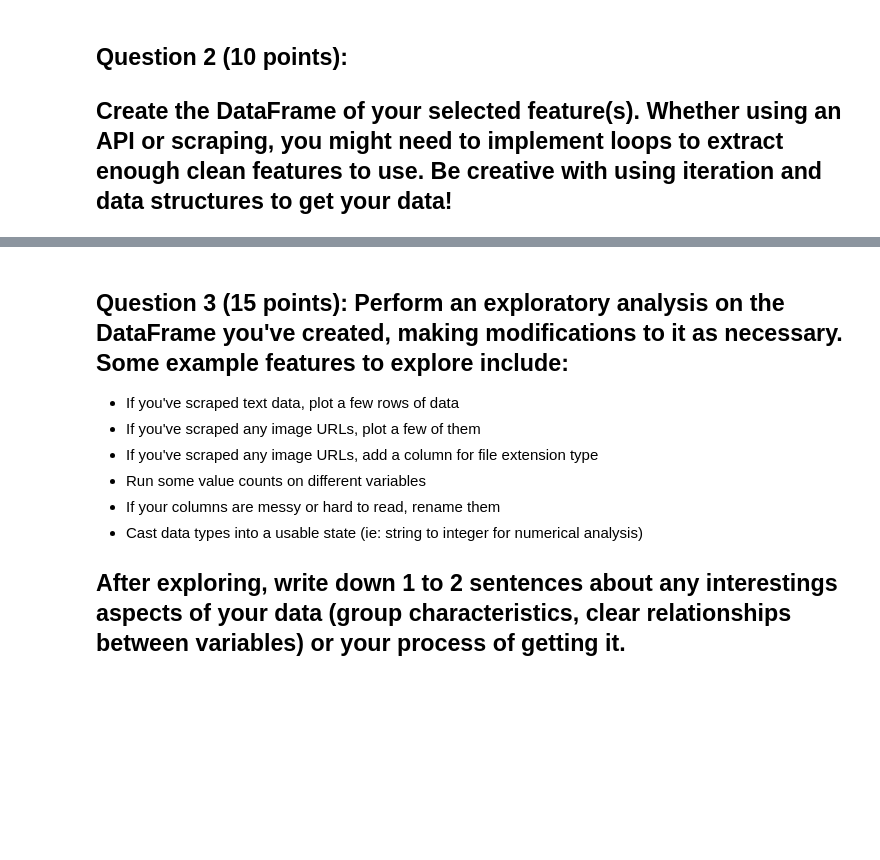
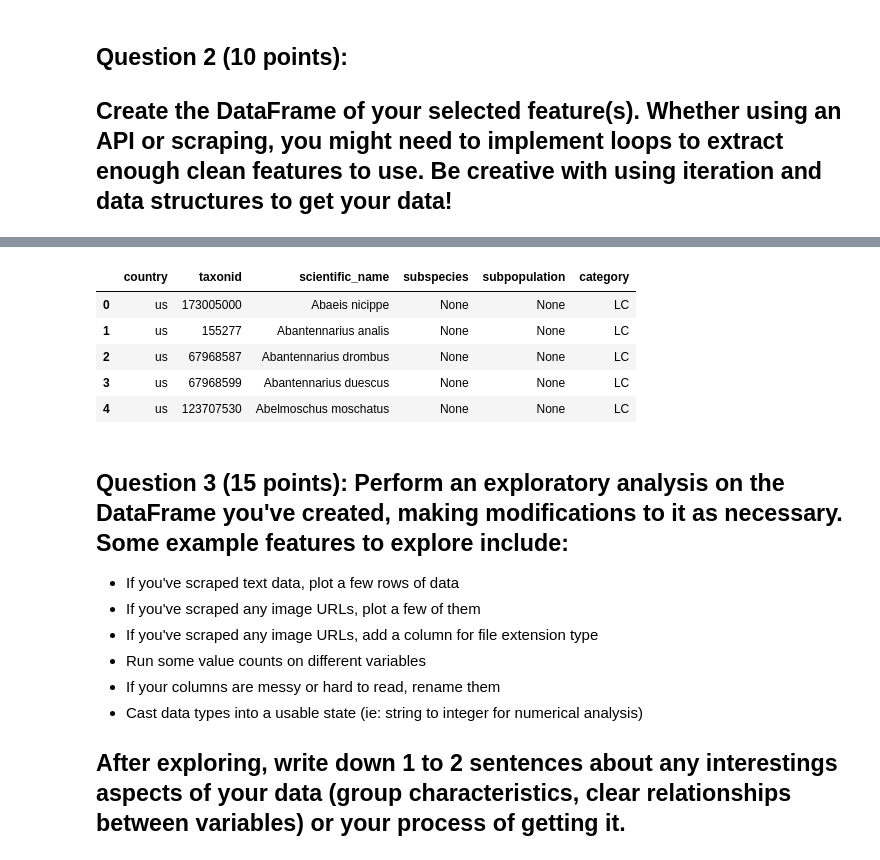
Before and after one commit to tracyhua2/DS3001, a Jupyter notebook: Labs/Lab_1_Pandas_and_Data_Sourcing_v2.ipynb, the cells around one changed output, grey strips where cells are left out. Saved outputs shown, nothing was run; the diff lists cells and outputs as text; code cells hidden in the pictures; blank space fills up the shorter version.

```diff
--- a/Labs/Lab_1_Pandas_and_Data_Sourcing_v2.ipynb
+++ b/Labs/Lab_1_Pandas_and_Data_Sourcing_v2.ipynb
@@ -202,3 +228,19 @@ A more exhaustive API list can be found at: https://github.com/public-apis/publi
+# %%
+df['taxonid'] = df['result'].apply(lambda x: x['taxonid'])
+df['scientific_name'] = df['result'].apply(lambda x: x['scientific_name'])
+df['subspecies'] = df['result'].apply(lambda x: x['subspecies'])
+df['subpopulation'] = df['result'].apply(lambda x: x['subpopulation'])
+df['category'] = df['result'].apply(lambda x: x['category'])
+
+df = df.drop(columns=['count','result'])
+df.head()
+# %% [output]
+|  | country | taxonid | scientific_name | subspecies | subpopulation | category |
+| 0 | us | 173005000 | Abaeis nicippe | None | None | LC |
+| 1 | us | 155277 | Abantennarius analis | None | None | LC |
+| 2 | us | 67968587 | Abantennarius drombus | None | None | LC |
+| 3 | us | 67968599 | Abantennarius duescus | None | None | LC |
+| 4 | us | 123707530 | Abelmoschus moschatus | None | None | LC |
 # %% [markdown]
 ## **Question 3 (15 points):** Perform an exploratory analysis on the DataFrame you've created, making modifications to it as necessary. Some example features to explore include:
 * If you've scraped text data, plot a few rows of data
```
Also changed, not shown: parts of 17 cells of this notebook.
